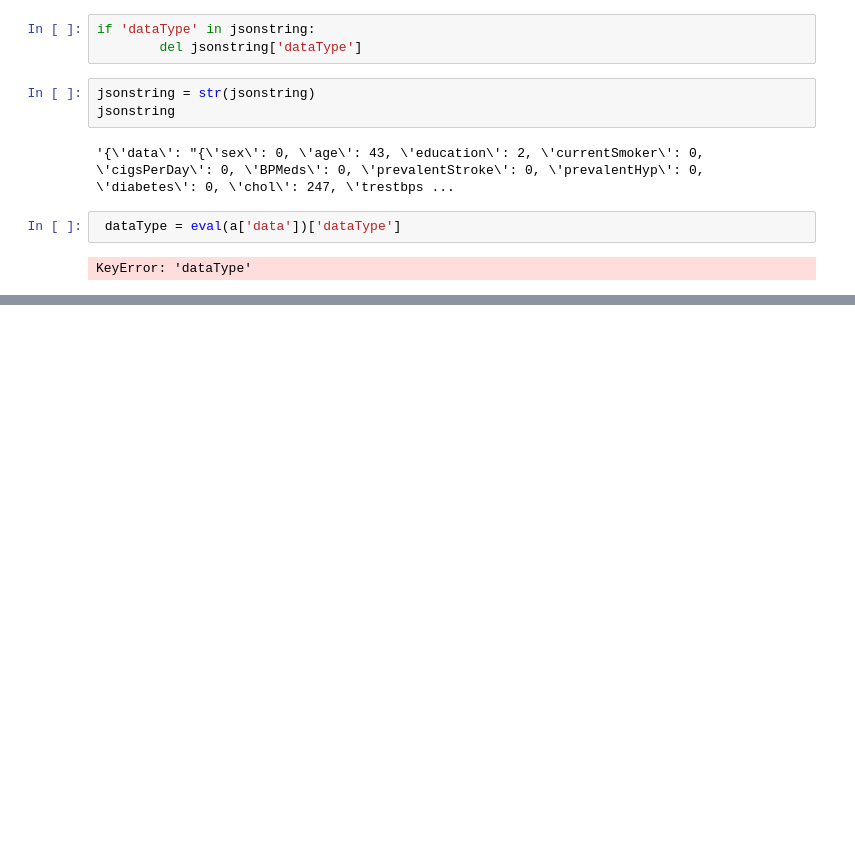
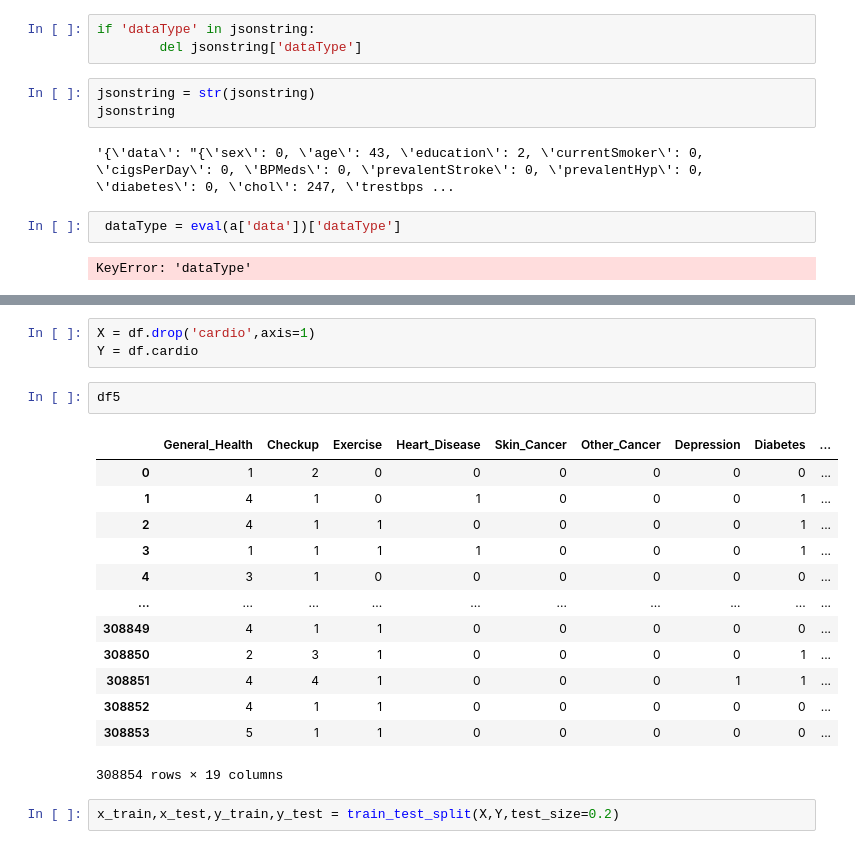
Before and after one commit to ChuckyJI/PythonReact_Project, a Jupyter notebook: test.ipynb, the cells around one changed output, grey strips where cells are left out. Saved outputs shown, nothing was run; the diff lists cells and outputs as text; blank space fills up the shorter version.

```diff
--- a/test.ipynb
+++ b/test.ipynb
@@ -277,0 +291,21 @@ KeyError: 'dataType'
+# %%
+X = df.drop('cardio',axis=1)
+Y = df.cardio
+# %%
+df5
+# %% [output]
+|  | General_Health | Checkup | Exercise | Heart_Disease | Skin_Cancer | Other_Cancer | Depression | Diabetes | ... |
+| 0 | 1 | 2 | 0 | 0 | 0 | 0 | 0 | 0 | ... |
+| 1 | 4 | 1 | 0 | 1 | 0 | 0 | 0 | 1 | ... |
+| 2 | 4 | 1 | 1 | 0 | 0 | 0 | 0 | 1 | ... |
+| 3 | 1 | 1 | 1 | 1 | 0 | 0 | 0 | 1 | ... |
+| 4 | 3 | 1 | 0 | 0 | 0 | 0 | 0 | 0 | ... |
+| ... | ... | ... | ... | ... | ... | ... | ... | ... | ... |
+| 308849 | 4 | 1 | 1 | 0 | 0 | 0 | 0 | 0 | ... |
+| 308850 | 2 | 3 | 1 | 0 | 0 | 0 | 0 | 1 | ... |
+| 308851 | 4 | 4 | 1 | 0 | 0 | 0 | 1 | 1 | ... |
+| 308852 | 4 | 1 | 1 | 0 | 0 | 0 | 0 | 0 | ... |
+| 308853 | 5 | 1 | 1 | 0 | 0 | 0 | 0 | 0 | ... |
+308854 rows × 19 columns
+# %%
+x_train,x_test,y_train,y_test = train_test_split(X,Y,test_size=0.2)
```
Also changed, not shown: parts of 7 cells of this notebook, 1 other file.
